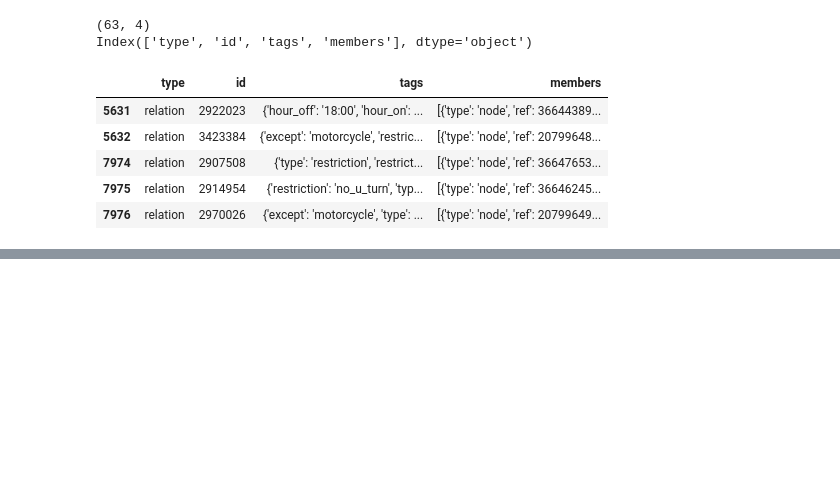
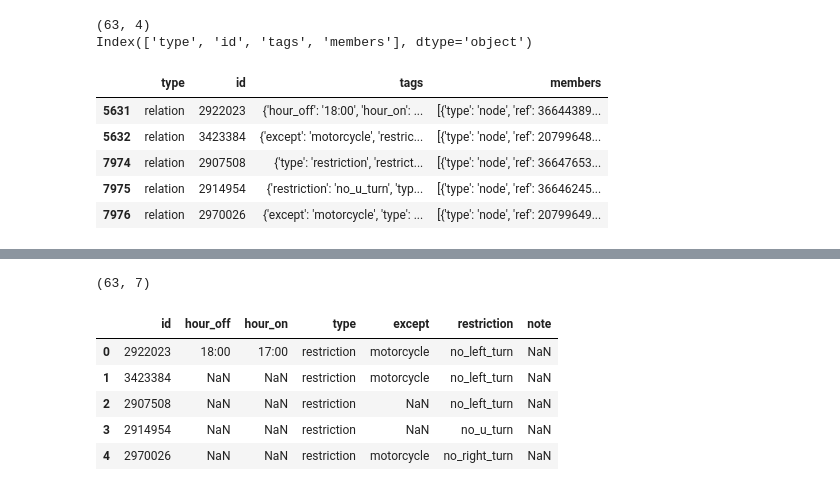
Before and after one commit to An-Sadek/HCM_IOT_GNN, a Jupyter notebook: preprocess/osm_consitency_2019_01_03.ipynb, the cells around one changed output, grey strips where cells are left out. Cells and saved outputs as stored; diff of their text form; code cells hidden in the pictures; blank space fills up the shorter version.

```diff
--- a/preprocess/osm_consitency_2019_01_03.ipynb
+++ b/preprocess/osm_consitency_2019_01_03.ipynb
@@ -240,0 +262,20 @@ relation_members_df =
+# %%
+relation_tags_df = pd.json_normalize(
+    osm_relation_df["tags"]
+        .where(
+            osm_relation_df["tags"]
+                .notna(),
+            other=[{}]
+        )
+)
+relation_tags_df.insert(0, "id", osm_relation_df["id"].to_numpy())
+print(relation_tags_df.shape)
+relation_tags_df.head()
+# %% [output]
+(63, 7)
+|  | id | hour_off | hour_on | type | except | restriction | note |
+| 0 | 2922023 | 18:00 | 17:00 | restriction | motorcycle | no_left_turn | NaN |
+| 1 | 3423384 | NaN | NaN | restriction | motorcycle | no_left_turn | NaN |
+| 2 | 2907508 | NaN | NaN | restriction | NaN | no_left_turn | NaN |
+| 3 | 2914954 | NaN | NaN | restriction | NaN | no_u_turn | NaN |
+| 4 | 2970026 | NaN | NaN | restriction | motorcycle | no_right_turn | NaN |
```
Also changed, not shown: parts of 3 cells of this notebook, 2 other files.
